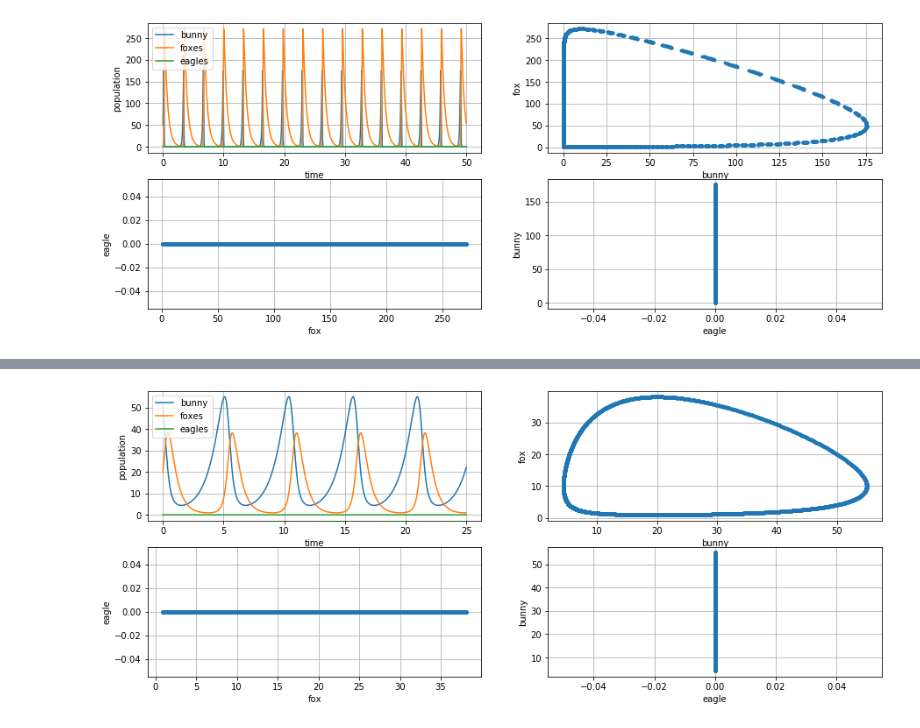
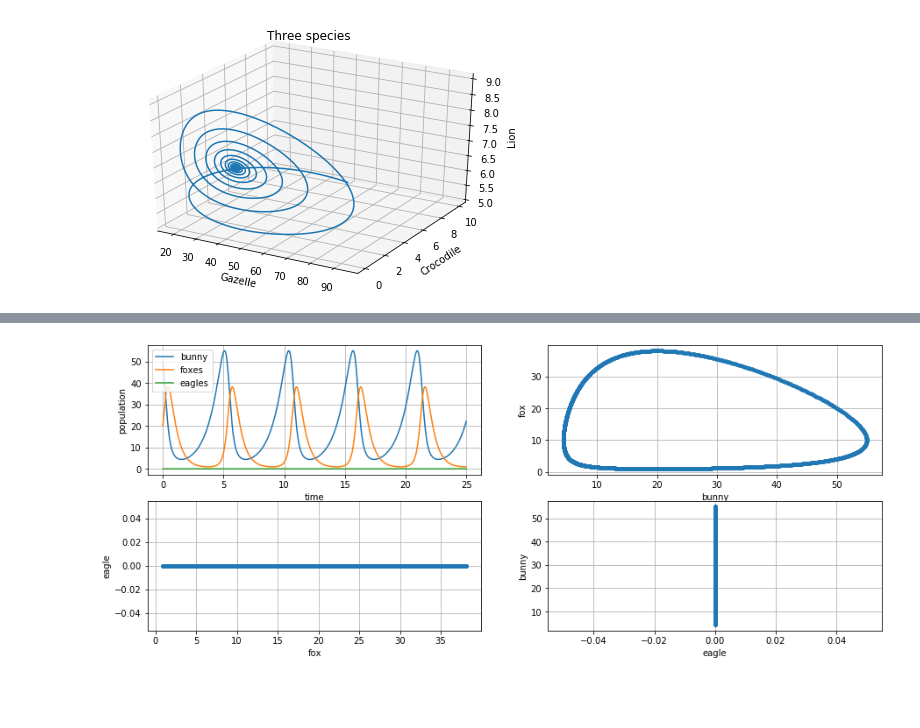
Before and after one commit to thatmariia/ModellingODE, a Jupyter notebook: Lotka Volterra.ipynb, the cells around one changed output, grey strips where cells are left out. Saved outputs shown, nothing was run; the diff lists cells and outputs as text; code cells hidden in the pictures; blank space fills up the shorter version.

```diff
--- a/Lotka Volterra.ipynb
+++ b/Lotka Volterra.ipynb
@@ -6,21 +6,21 @@ from typing import Any, List, Tuple, Set, Dict, Iterator, Iterable, Generator
 from scipy.integrate import odeint
 from mpl_toolkits.mplot3d import Axes3D
 # %%
-def population(y: List[float], a: float, b: float, c: float, d:float, e:float, f: float, g: float, h: float, k: float, ) -> List[float] :
+def population(y: List[float], a: float, b: float, c: float, d:float, e:float, f: float, g: float, h: float, k: float, M:float, q:float, E:float, m1:float, m2:float ) -> List[float] :
     '''Defines the Lotka-Volterra model
     for different values of y. '''
 
     l = y.size
 
     N = np.zeros(l)
-    N[0] = a * y[0] - b*y[0]*y[1] - c*y[0]*y[2]
+    N[0] = a * y[0]*(1-y[0]/M) - b*y[0]*y[1] - c*y[0]*y[2]
     N[1] = d * y[0]*y[1] - e*y[1] - f*y[1]*y[2]
-    N[2] = g * y[0]*y[2] + h*y[1]*y[2] - k*y[2]
+    N[2] = g * y[0]*y[2] + h*y[1]*y[2] - k*y[2] - q*E*y[2]/(m1*E+m2*y[2])
 
 
     return N
 # %%
-def RungeKutta(y: List[float], a: float, b: float, c: float, d: float, e:float, f: float, g: float, h: float, k: float, dt: float) -> float:
+def RungeKutta(y: List[float], a: float, b: float, c: float, d: float, e:float, f: float, g: float, h: float, k: float, M: float, q: float, E: float, m1: float, m2: float, dt: float) -> float:
     '''Implements the RungeKutta method to
     approximate the solution of a differential equation.'''
 
@@ -30,13 +30,13 @@ def RungeKutta(y: List[float], a: float, b: float, c: float, d: float, e:float,
     c2 = np.zeros(l)
     c3 = np.zeros(l)
     c4 = np.zeros(l)
-    c1 = population(y, a, b, c, d, e, f, g, h, k)
+    c1 = population(y, a, b, c, d, e, f, g, h, k, M, q, E, m1, m2)
     c2 = y + dt*c1/2.0;
-    c2 = population(c2, a, b, c, d, e, f, g, h, k)
+    c2 = population(c2, a, b, c, d, e, f, g, h, k, M, q, E, m1, m2)
     c3 = y + dt*c2/2.0;
-    c3 = population(c3, a, b, c, d, e, f, g, h, k)
+    c3 = population(c3, a, b, c, d, e, f, g, h, k, M, q, E, m1, m2)
     c4 = y + dt*c3;
-    c4 = population(c4, a, b, c, d, e, f, g, h, k)
+    c4 = population(c4, a, b, c, d, e, f, g, h, k, M, q, E, m1, m2)
     result = y + dt*(c1 + 2*(c2 + c3) + c4)/6
 
     return result
@@ -97,7 +97,7 @@ def solve_pop(a: float, b: float, c: float, d: float, e:float, f: float, g: floa
 
     plt.show()
 # %%
-def solve_pop3d(a: float, b: float, c: float, d: float, e:float, f: float, g: float, h: float, k: float, initial_1: float, initial_2: float, initial_3: float):
+def solve_pop3d(a: float, b: float, c: float, d: float, e:float, f: float, g: float, h: float, k: float, M: float, q: float, E: float, m1: float, m2: float, initial_1: float, initial_2: float, initial_3: float):
     '''Shows plots from various perspectives for different
     constants in the Lotka-Volterra model and different
     initial values of the differential equations.'''
@@ -119,7 +119,7 @@ def solve_pop3d(a: float, b: float, c: float, d: float, e:float, f: float, g: fl
 
     for i in range(0, n):
         t = dt * i
-        y = RungeKutta(y, a, b, c, d, e, f, g, h, k, dt)
+        y = RungeKutta(y, a, b, c, d, e, f, g, h, k, M, q, E, m1, m2, dt)
 
         time.append(t)
 
@@ -145,4 +141,4 @@ solve_pop3d(10, 0.2, 0.2, 0.2, 2, 0.2, 0.1, 0.2, 8, 50, 2, 0)
-# %%
-solve_pop(10, 0.2, 0.2, 0.2, 2, 0.2, 0.1, 0.2, 8, 50, 2, 0)
-# %% [output]
-[figure, removed]
+# %%
+solve_pop3d(10, 1, 1.3, 0.1, 0.5, 1.3, 0.02, 0.2, 0.8, 1000, 0.8, 1, 0.1, 1, 50, 10,5 )
+# %% [output]
+[figure, added]
```
Also changed, not shown: parts of 3 cells of this notebook.
